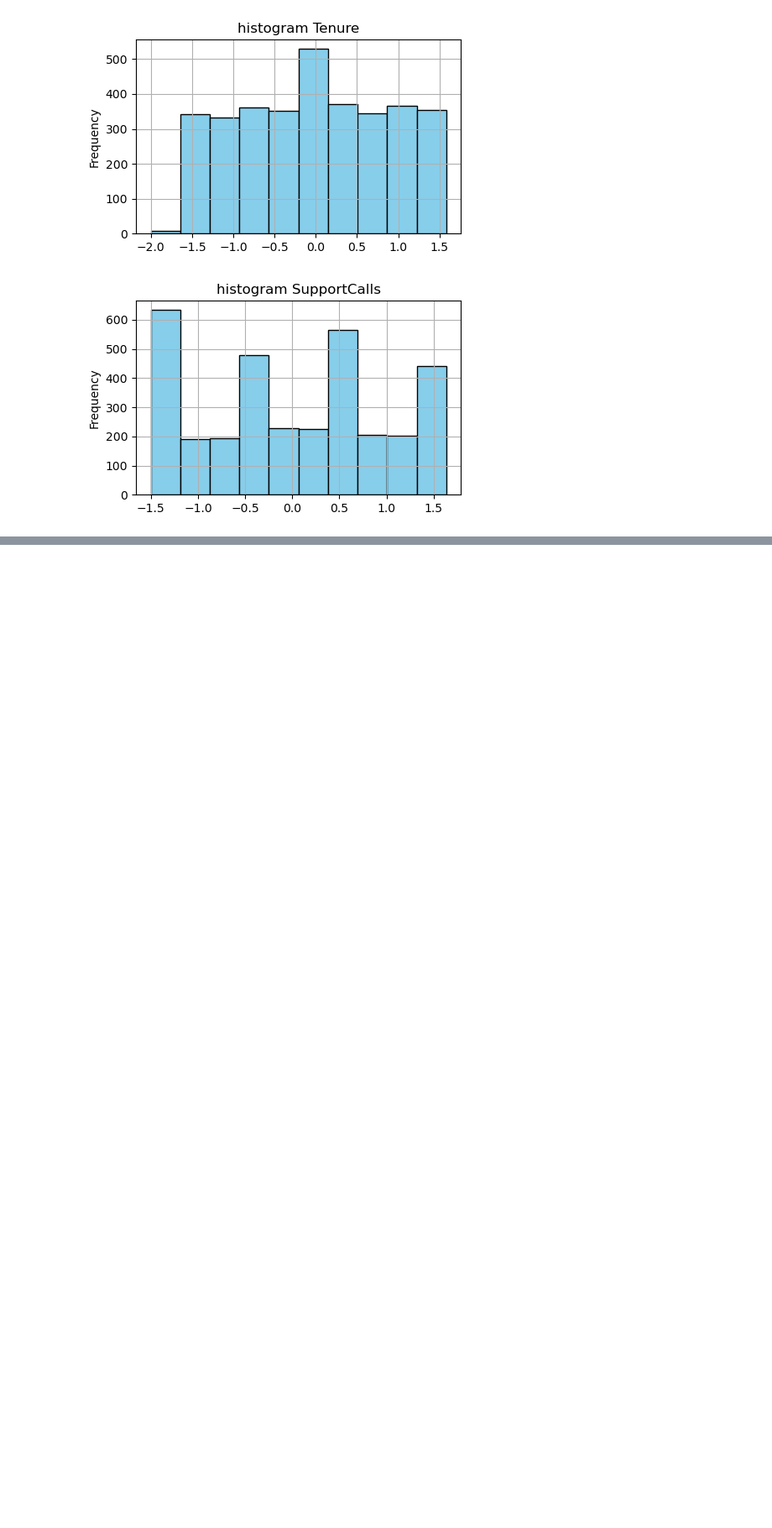
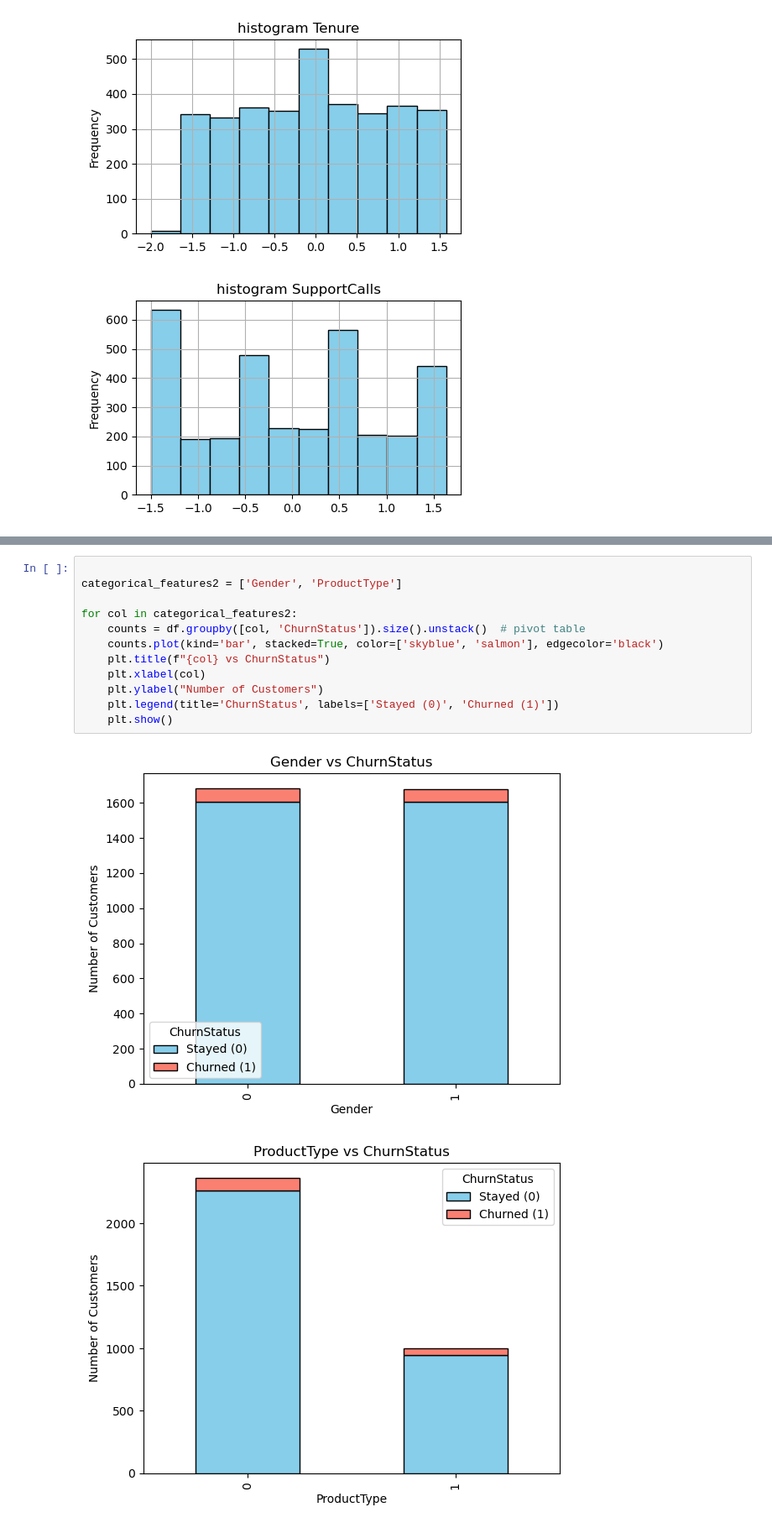
Before and after one commit to Anasbarghouthi/machine-learning, a Jupyter notebook: Assignment.ipynb, the cells around one changed output, grey strips where cells are left out. Shown: that part at 84% size. Drawn from its saved outputs; the diff is of its cells as text; blank space fills up the shorter version.

```diff
--- a/Assignment.ipynb
+++ b/Assignment.ipynb
@@ -184,3 +184,18 @@ for col in numeric_features :
+# %%
+
+categorical_features2 = ['Gender', 'ProductType']
+
+for col in categorical_features2:
+    counts = df.groupby([col, 'ChurnStatus']).size().unstack()  # pivot table
+    counts.plot(kind='bar', stacked=True, color=['skyblue', 'salmon'], edgecolor='black')
+    plt.title(f"{col} vs ChurnStatus")
+    plt.xlabel(col)
+    plt.ylabel("Number of Customers")
+    plt.legend(title='ChurnStatus', labels=['Stayed (0)', 'Churned (1)'])
+    plt.show()
+# %% [output]
+[figure, added]
+[figure, added]
 # %%
 
 corr_matrix = df[numeric_features].corr()
```
Also changed, not shown: parts of 5 cells of this notebook.
